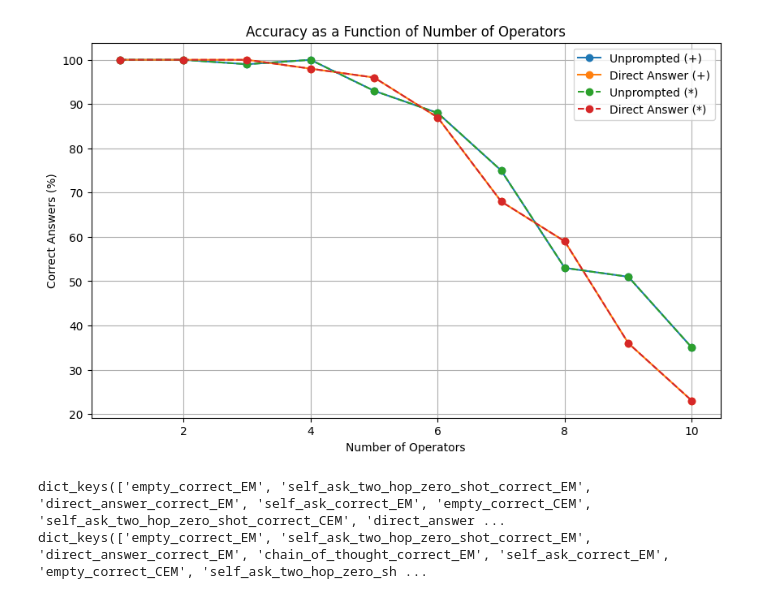
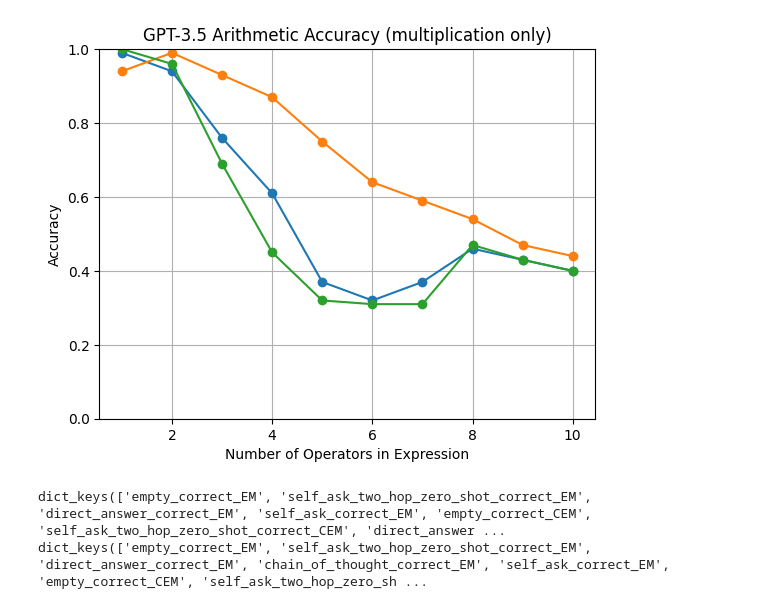
Before and after one commit to LoganMilandin/comp-gap-public, a Jupyter notebook: plot_results_arithmetic.ipynb, the cells around one changed output. Drawn from its saved outputs; the diff is of its cells as text; code cells hidden in the pictures.

Commit message:
arithmetic plotting for paper

```diff
--- a/plot_results_arithmetic.ipynb
+++ b/plot_results_arithmetic.ipynb
@@ -90,6 +98,6 @@ with open(f'results/arithmetic/multiplication_only_results_gpt-3.5-turbo.json',
 # %%
 prompt_types = {
     "unprompted": "",
-    # "reasoning_ok": "Answer the following math problem, formatting your final answer as \"final answer: <number>\". You may show your work. ",
+    "chain_of_thought": "Answer the following math problem, showing each step and stating your final answer in the form \"final answer: <number>\" on a new line.",
     "direct_answer": "Answer the following math problem, final answer (number) only, NO WORDS. "
 }
@@ -95,0 +116,3 @@ prompt_types = {
+# %%
+data2 = data["results_10_operators"]["per_question_results"]
+len(data2)
@@ -95,0 +121,4 @@ prompt_types = {
+# %%
+seen = set()
+unique = [x for x in data2 if x["unprompted"]['question'] not in seen and not seen.add(x["unprompted"]['question'])]
+len(unique)
@@ -96,35 +127,66 @@ prompt_types = {
+# %%
+data["results_10_operators"]["per_question_results"] = unique
 # %%
 import matplotlib.pyplot as plt
 import json
 
+# models = ['gpt-3.5-turbo']
+models = ['gpt-3.5-turbo']
+
+
 def get_data(category):
-    with open(f'results/arithmetic/{category}_results_gpt-3.5-turbo.json') as f:
-        data = json.load(f)
-    x = list(range(1, len(data) + 1))  # Number of operators
-    unprompted_y = [value['summary']['unprompted_correct'] for value in data.values()]
-    direct_answer_y = [value['summary']['direct_answer_correct'] for value in data.values()]
-    return x, unprompted_y, direct_answer_y
+    accuracies = dict()
+    for model in models:
+        accuracies[model] = dict()
+        with open(f'results/arithmetic/{category}_results_{model}.json') as f:
+            data = json.load(f)
+        x = list(range(1, len(data) + 1))  # Number of operators
+        for prompt_type in prompt_types.keys():
+            accuracies[model][prompt_type] = [value['summary'][f'{prompt_type}_correct'] / 100 for value in list(data.values())]
+    return x, accuracies
 
 # Get data from JSON files
-x_add, unprompted_y_add, direct_y_add = get_data('addition_only')
-x_mul, unprompted_y_mul, direct_y_mul = get_data('multiplication_only')
+operator_counts_addition, addition_only_accuracies = get_data('addition_only_small_numbers')
+operator_counts_multiplication, multiplication_only_accuracies = get_data('multiplication_only_small_numbers')
+operator_counts_mixed, mixed_accuracies = get_data('addition_multiplication_mixed_small_numbers')
 
-# Plotting
-plt.figure(figsize=(10, 6))
+def plot_all_types_one_prompt(prompt_type, model):
 
-plt.plot(x_add, unprompted_y_add, marker='o', label='Unprompted (+)')
-plt.plot(x_add, direct_y_add, marker='o', label='Direct Answer (+)')
-plt.plot(x_mul, unprompted_y_mul, marker='o', linestyle='--', label='Unprompted (*)')
-plt.plot(x_mul, direct_y_mul, marker='o', linestyle='--', label='Direct Answer (*)')
+    # Plotting
+    plt.figure(figsize=(10, 6))
 
-plt.xlabel('Number of Operators')
-plt.ylabel('Correct Answers (%)')
-plt.title('Accuracy as a Function of Number of Operators')
-plt.legend()
-plt.grid(True)
-plt.show()
+    plt.plot(operator_counts_multiplication, multiplication_only_accuracies[model][prompt_type], marker='o', label=f'* only')
+    plt.plot(operator_counts_addition, addition_only_accuracies[model][prompt_type], marker='o', label=f'+ only')
+    plt.plot(operator_counts_mixed, mixed_accuracies[model][prompt_type], marker='o', label=f'+ only')
+
+    plt.xlabel('Number of Operators')
+    plt.ylabel('Correct Answers (%)')
+    plt.title(f'Accuracy vs Number of Operations ({prompt_type})')
+    plt.legend()
+    plt.grid(True)
+    plt.ylim(0, 1)  # Set the y-axis limits
+    plt.show()
+
+def plot_all_prompts_one_type(operator_counts, accuracies, type, model):
+    # line_styles = ['-', '--', '-.', ':']  # different line styles
+    plt.figure()
+
+    for prompt_type in prompt_types:
+        plt.plot(operator_counts, accuracies[model][prompt_type], marker='o', label=f'{prompt_type}')
+
+    plt.xlabel('Number of Operators in Expression')
+    plt.ylabel('Accuracy')
+    plt.title(f'{"GPT-3.5" if model == "gpt-3.5-turbo" else "GPT-4"} Arithmetic Accuracy ({type})')
+    # plt.legend()
+    # plt.legend(loc='upper center', bbox_to_anchor=(0.5, -0.15), ncol=3)
+
+    plt.grid(True)
+    plt.ylim(0, 1)  # Set the y-axis limits
+    plt.show()
+
+plot_all_prompts_one_type(operator_counts_mixed, multiplication_only_accuracies, "multiplication only", "gpt-3.5-turbo")
 # %% [output]
-[figure, old version]
+[figure, new version]
 # %%
 
 # Load data from JSON files
```
Also changed, not shown: parts of 7 cells of this notebook.
